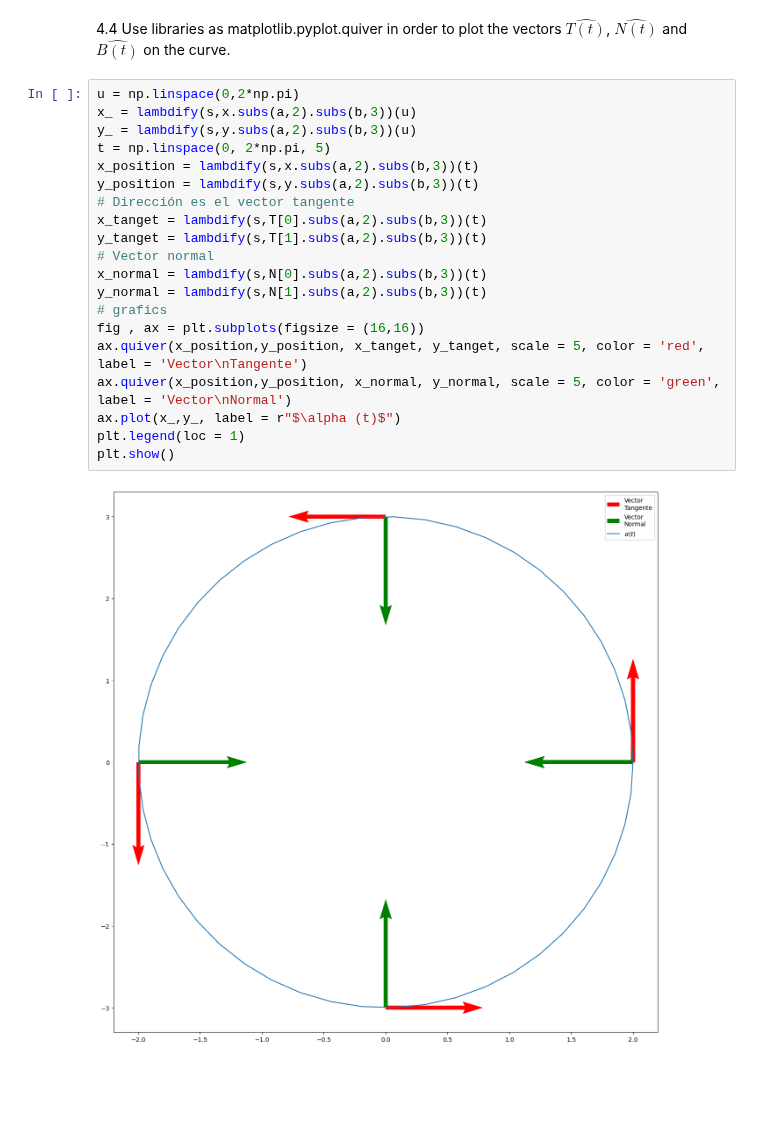
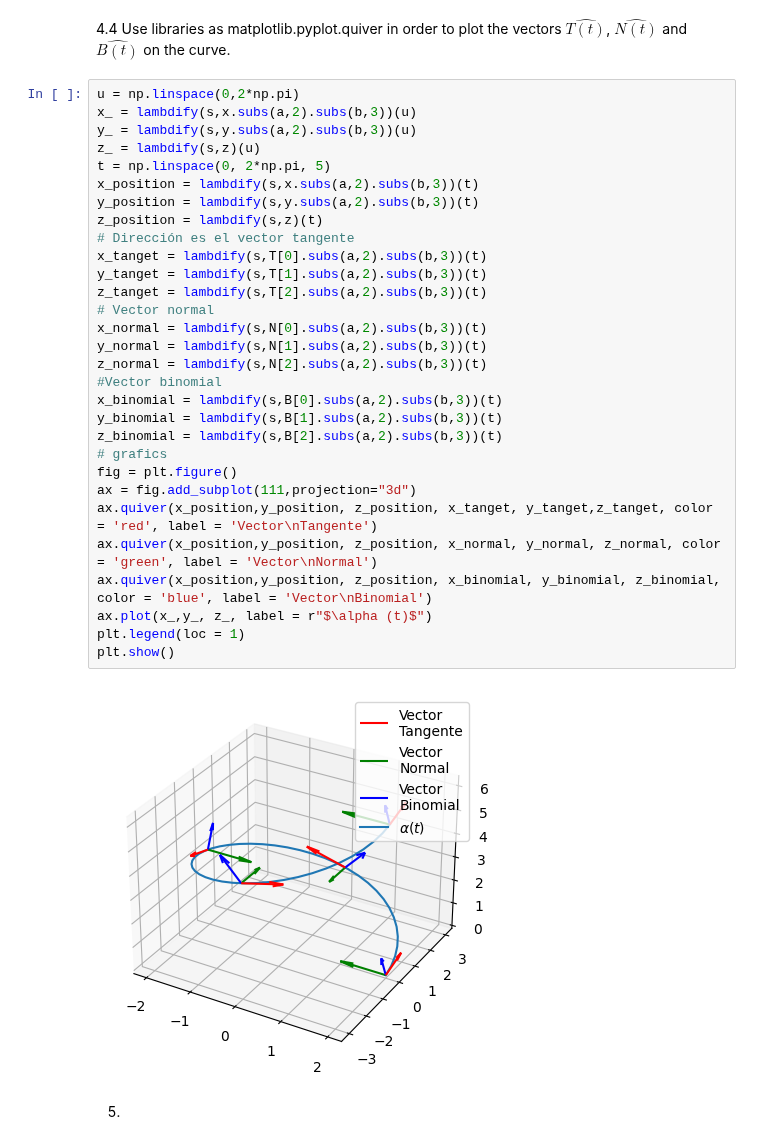
Before and after one commit to DayaVale/Geometria_Computacional, a Jupyter notebook: Homework3/Homework3.ipynb, the cells around one changed output. Cells and saved outputs as stored; diff of their text form; blank space fills up the shorter version.

```diff
--- a/Homework3/Homework3.ipynb
+++ b/Homework3/Homework3.ipynb
@@ -189,22 +189,34 @@ ax2.grid(True)
 # %%
 u = np.linspace(0,2*np.pi)
 x_ = lambdify(s,x.subs(a,2).subs(b,3))(u)
 y_ = lambdify(s,y.subs(a,2).subs(b,3))(u)
+z_ = lambdify(s,z)(u)
 t = np.linspace(0, 2*np.pi, 5)
 x_position = lambdify(s,x.subs(a,2).subs(b,3))(t)
 y_position = lambdify(s,y.subs(a,2).subs(b,3))(t)
+z_position = lambdify(s,z)(t)
 # Dirección es el vector tangente
 x_tanget = lambdify(s,T[0].subs(a,2).subs(b,3))(t)
 y_tanget = lambdify(s,T[1].subs(a,2).subs(b,3))(t)
+z_tanget = lambdify(s,T[2].subs(a,2).subs(b,3))(t)
 # Vector normal
 x_normal = lambdify(s,N[0].subs(a,2).subs(b,3))(t)
 y_normal = lambdify(s,N[1].subs(a,2).subs(b,3))(t)
+z_normal = lambdify(s,N[2].subs(a,2).subs(b,3))(t)
+#Vector binomial
+x_binomial = lambdify(s,B[0].subs(a,2).subs(b,3))(t)
+y_binomial = lambdify(s,B[1].subs(a,2).subs(b,3))(t)
+z_binomial = lambdify(s,B[2].subs(a,2).subs(b,3))(t)
 # grafics
-fig , ax = plt.subplots(figsize = (16,16))
-ax.quiver(x_position,y_position, x_tanget, y_tanget, scale = 5, color = 'red', label = 'Vector\nTangente')
-ax.quiver(x_position,y_position, x_normal, y_normal, scale = 5, color = 'green', label = 'Vector\nNormal')
-ax.plot(x_,y_, label = r"$\alpha (t)$")
+fig = plt.figure()
+ax = fig.add_subplot(111,projection="3d")
+ax.quiver(x_position,y_position, z_position, x_tanget, y_tanget,z_tanget, color = 'red', label = 'Vector\nTangente')
+ax.quiver(x_position,y_position, z_position, x_normal, y_normal, z_normal, color = 'green', label = 'Vector\nNormal')
+ax.quiver(x_position,y_position, z_position, x_binomial, y_binomial, z_binomial, color = 'blue', label = 'Vector\nBinomial')
+ax.plot(x_,y_, z_, label = r"$\alpha (t)$")
 plt.legend(loc = 1)
 plt.show()
 # %% [output]
-[figure, old version]
+[figure, new version]
+# %% [markdown]
+5.
```
